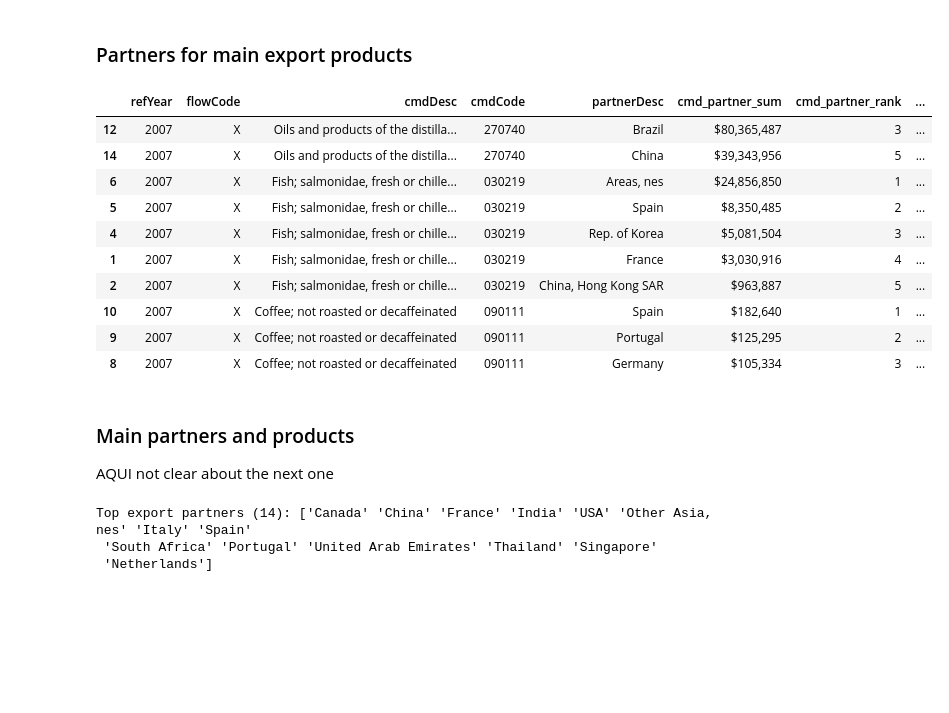
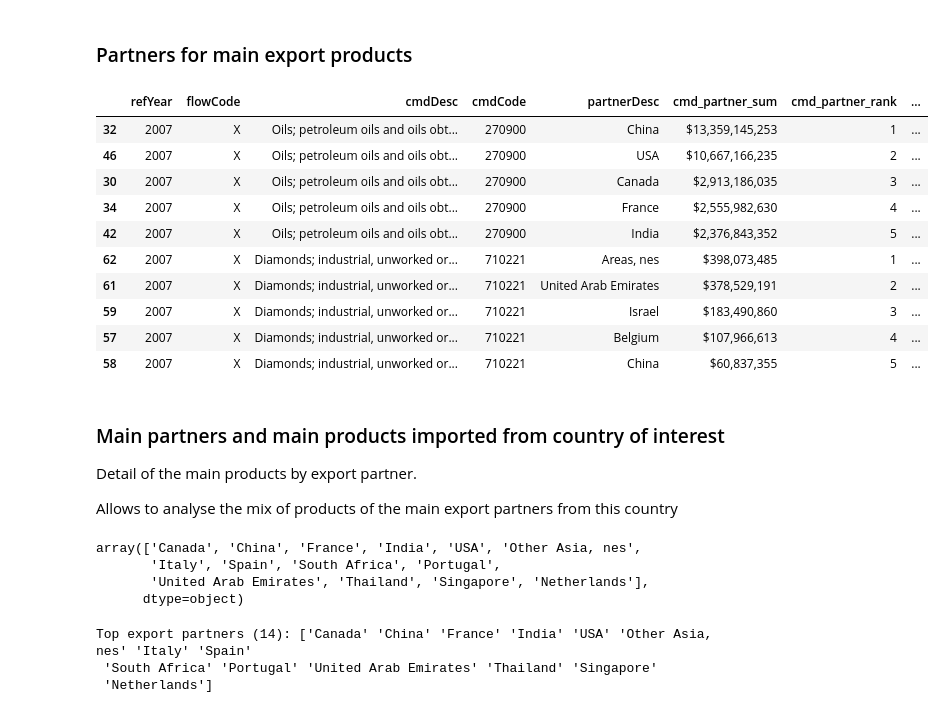
Before and after one commit to joaquimrcarvalho/cipf-comtrade, a Jupyter notebook: country_trade_profile.ipynb, the cells around one changed output. Saved outputs shown, nothing was run; the diff lists cells and outputs as text; code cells hidden in the pictures; blank space fills up the shorter version.

```diff
--- a/country_trade_profile.ipynb
+++ b/country_trade_profile.ipynb
@@ -197,4 +191,0 @@ array([2007, 2009, 2010, 2011, 2012, 2013, 2014, 2015, 2016, 2017, 2018,
-# %%
-pd.options.display.max_columns = 60
-
-df[(df.refYear==2015)].head()
@@ -596,21 +567,18 @@ Top export partners (14): ['Canada' 'China' 'France' 'India' 'USA' 'Other Asia,
 ### Partners for main export products
 # %%
 
-products_and_partners[cols].head(10).sort_values(['refYear','flowCode',f'{prefix}_upper_sum',f'{prefix}_rank'],
-                                         ascending=[True,True,False,True]).style.format(formats) #.hide(axis='index')
+products_and_partners[cols].sort_values(['refYear','flowCode',f'{prefix}_upper_sum',f'{prefix}_rank'],
+                                         ascending=[True,True,False,True])\
+                                            .head(10).style.format(formats) #.hide(axis='index')
 # %% [output]
 |  | refYear | flowCode | cmdDesc | cmdCode | partnerDesc | cmd_partner_sum | cmd_partner_rank | ... |
-| 12 | 2007 | X | Oils and products of the distilla... | 270740 | Brazil | $80,365,487 | 3 | ... |
-| 14 | 2007 | X | Oils and products of the distilla... | 270740 | China | $39,343,956 | 5 | ... |
-| 6 | 2007 | X | Fish; salmonidae, fresh or chille... | 030219 | Areas, nes | $24,856,850 | 1 | ... |
-| 5 | 2007 | X | Fish; salmonidae, fresh or chille... | 030219 | Spain | $8,350,485 | 2 | ... |
-| 4 | 2007 | X | Fish; salmonidae, fresh or chille... | 030219 | Rep. of Korea | $5,081,504 | 3 | ... |
-| 1 | 2007 | X | Fish; salmonidae, fresh or chille... | 030219 | France | $3,030,916 | 4 | ... |
-| 2 | 2007 | X | Fish; salmonidae, fresh or chille... | 030219 | China, Hong Kong SAR | $963,887 | 5 | ... |
-| 10 | 2007 | X | Coffee; not roasted or decaffeinated | 090111 | Spain | $182,640 | 1 | ... |
-| 9 | 2007 | X | Coffee; not roasted or decaffeinated | 090111 | Portugal | $125,295 | 2 | ... |
-| 8 | 2007 | X | Coffee; not roasted or decaffeinated | 090111 | Germany | $105,334 | 3 | ... |
+| 32 | 2007 | X | Oils; petroleum oils and oils obt... | 270900 | China | $13,359,145,253 | 1 | ... |
+| 46 | 2007 | X | Oils; petroleum oils and oils obt... | 270900 | USA | $10,667,166,235 | 2 | ... |
+| 30 | 2007 | X | Oils; petroleum oils and oils obt... | 270900 | Canada | $2,913,186,035 | 3 | ... |
+| 34 | 2007 | X | Oils; petroleum oils and oils obt... | 270900 | France | $2,555,982,630 | 4 | ... |
+| 42 | 2007 | X | Oils; petroleum oils and oils obt... | 270900 | India | $2,376,843,352 | 5 | ... |
+| 62 | 2007 | X | Diamonds; industrial, unworked or... | 710221 | Areas, nes | $398,073,485 | 1 | ... |
+| 61 | 2007 | X | Diamonds; industrial, unworked or... | 710221 | United Arab Emirates | $378,529,191 | 2 | ... |
+| 59 | 2007 | X | Diamonds; industrial, unworked or... | 710221 | Israel | $183,490,860 | 3 | ... |
+| 57 | 2007 | X | Diamonds; industrial, unworked or... | 710221 | Belgium | $107,966,613 | 4 | ... |
+| 58 | 2007 | X | Diamonds; industrial, unworked or... | 710221 | China | $60,837,355 | 5 | ... |
-# %% [markdown]
-### Main partners and products
-
-AQUI not clear about the next one
@@ -617,3 +587,16 @@ AQUI not clear about the next one
+# %% [markdown]
+### Main partners and main products imported from country of interest
+
+Detail of the main products by export partner.
+
+Allows to analyse the mix of products of the main export partners from this country
+# %%
+top_export_partners
+# %% [output]
+array(['Canada', 'China', 'France', 'India', 'USA', 'Other Asia, nes',
+       'Italy', 'Spain', 'South Africa', 'Portugal',
+       'United Arab Emirates', 'Thailand', 'Singapore', 'Netherlands'],
+      dtype=object)
 # %%
 import comtradetools
 
```
Also changed, not shown: parts of 21 cells of this notebook.
